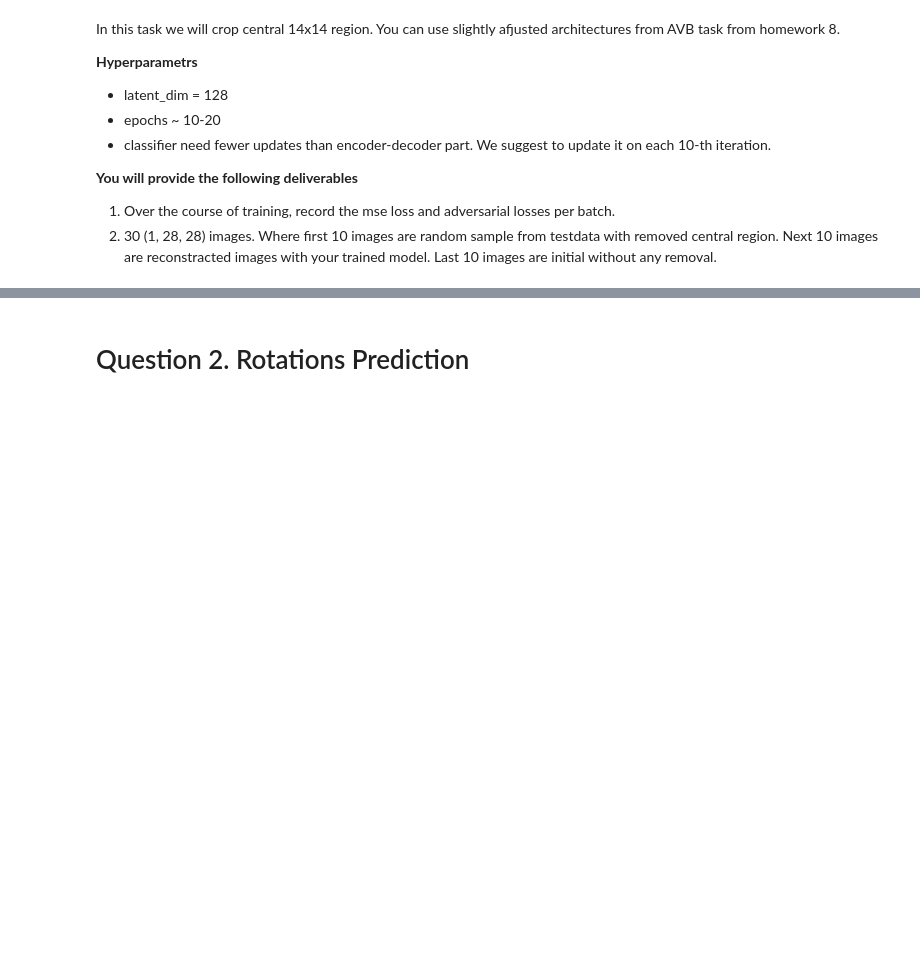
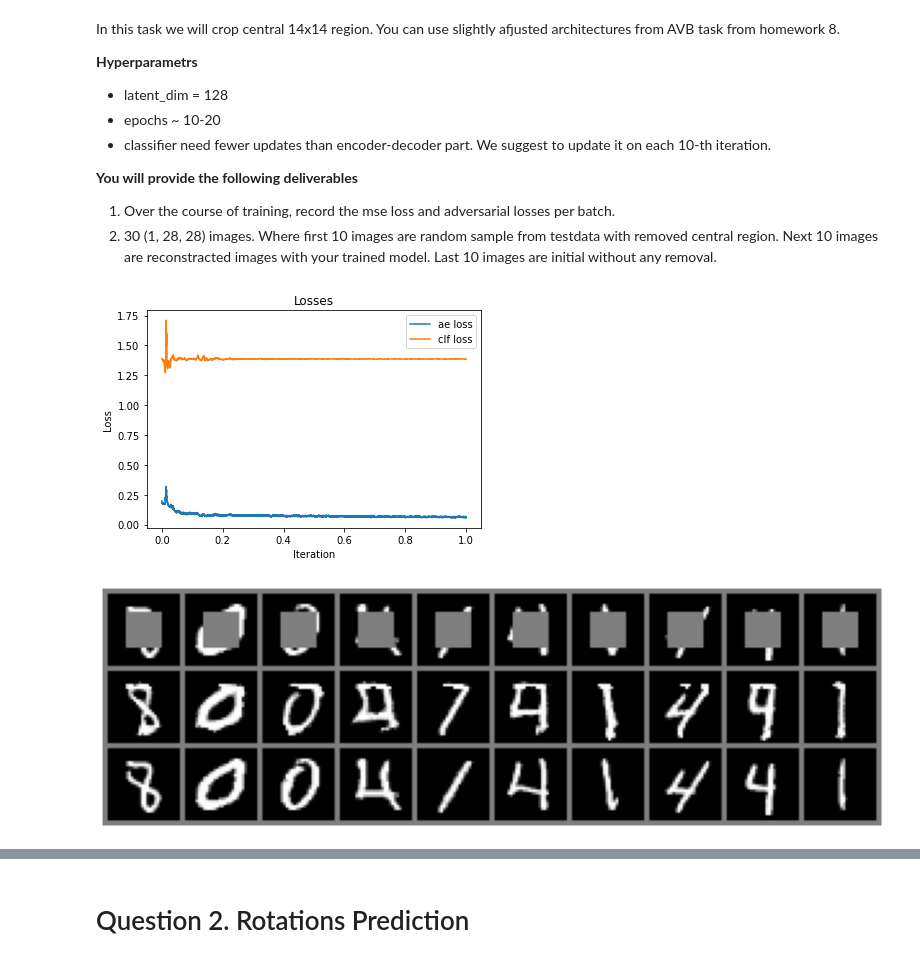
Before and after one commit to Tikhon239/dul_2021, a Jupyter notebook: Homework/hw10/Homework10_selfsupervised.ipynb, the cells around one changed output, grey strips where cells are left out. Cells and saved outputs as stored; diff of their text form; code cells hidden in the pictures; blank space fills up the shorter version.

```diff
--- a/Homework/hw10/Homework10_selfsupervised.ipynb
+++ b/Homework/hw10/Homework10_selfsupervised.ipynb
@@ -356,6 +361,11 @@ def q1(train_data, test_data):
     reconstructions = model.reconstact(reconstruction_batch, reconstruction_mask)
 
     return train_losses[:, 0], train_losses[:, 1], reconstructions
+# %%
+q1_results(q1)
+# %% [output]
+[figure, added]
+[figure, added]
 # %%
 q1_results(q1)
 # %% [output]
```
Also changed, not shown: parts of 3 cells of this notebook.
